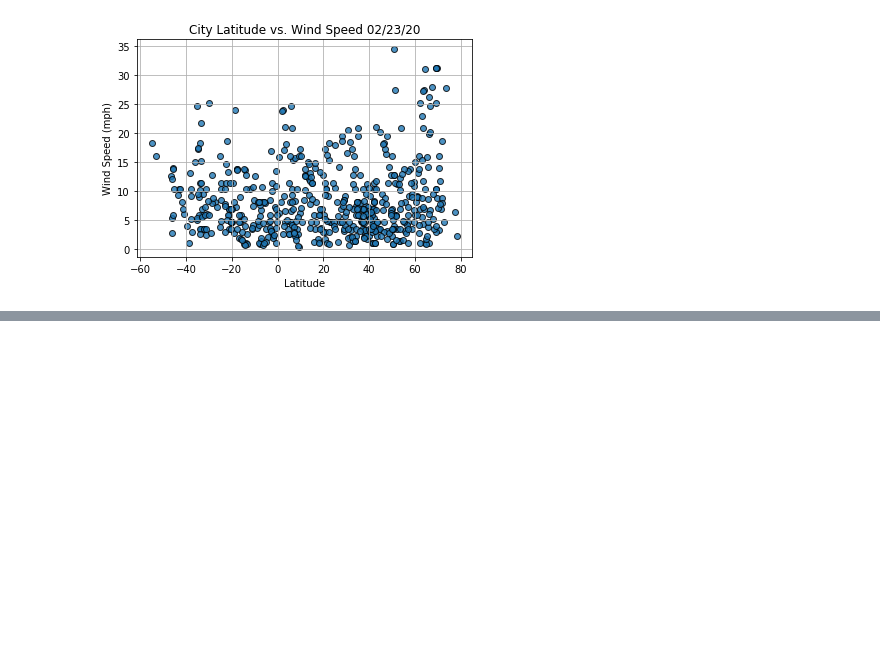
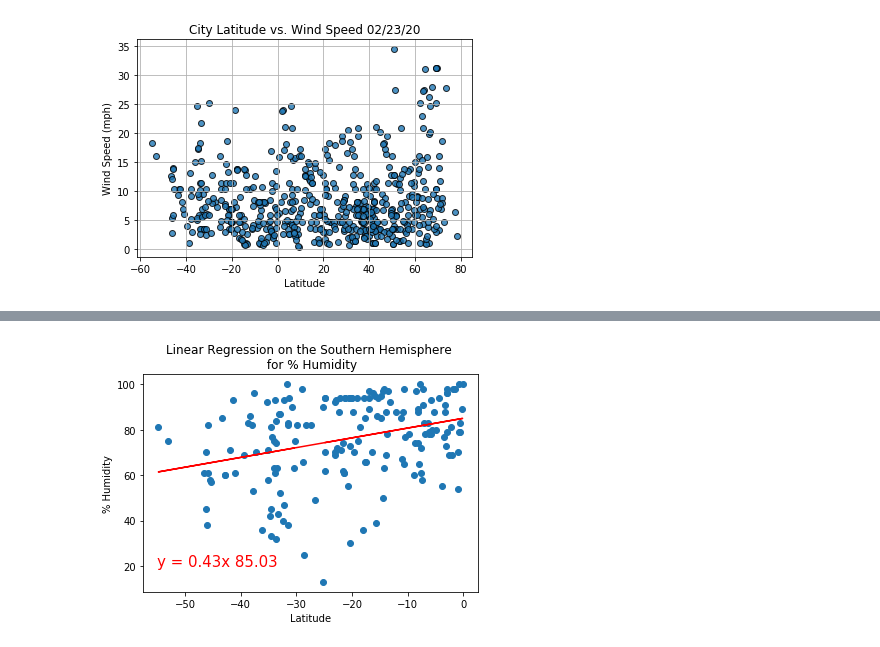
Before and after one commit to cjradomski/World_Weather_Analysis, a Jupyter notebook: WeatherPy.ipynb, the cells around one changed output, grey strips where cells are left out. Drawn from its saved outputs; the diff is of its cells as text; code cells hidden in the pictures; blank space fills up the shorter version.

```diff
--- a/WeatherPy.ipynb
+++ b/WeatherPy.ipynb
@@ -236,0 +290,9 @@ plt.show()
+# %%
+# Linear regression of Humidity vs Latitude on the Southern Hemisphere
+x_values = southern_hemi_df["Lat"]
+y_values = southern_hemi_df["Humidity"]
+# Call the function
+plot_linear_regression(x_values, y_values,
+                      'Linear Regression on the Southern Hemisphere \n for % Humidity', '% Humidity', (-55,20))
+# %% [output]
+[figure, added]
```
Also changed, not shown: parts of 10 cells of this notebook, 2 other files.
